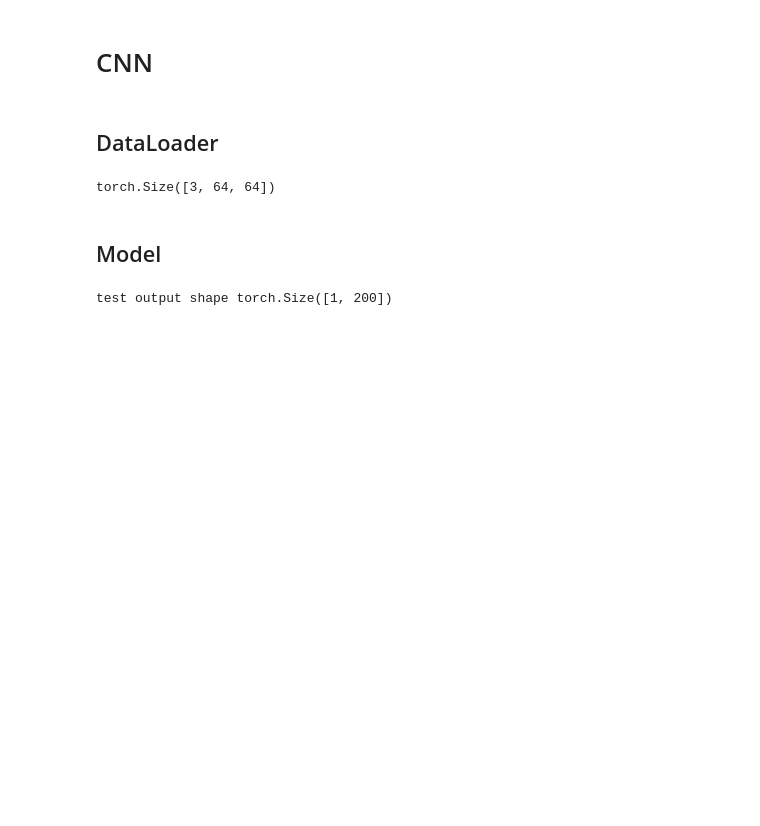
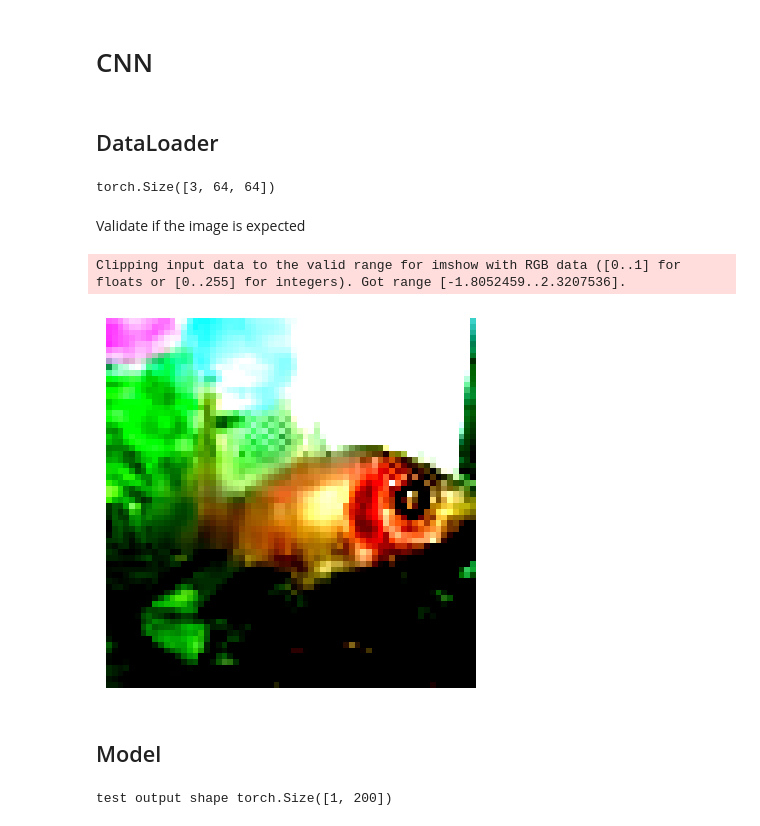
Before and after one commit to BuiHoangTu/ul.cs6428-deep-reinforcement.mobile-net-small, a Jupyter notebook: dev.ipynb, the cells around one changed output. Saved outputs shown, nothing was run; the diff lists cells and outputs as text; code cells hidden in the pictures; blank space fills up the shorter version.

```diff
--- a/dev.ipynb
+++ b/dev.ipynb
@@ -150,9 +150,15 @@ class ImageDataset(Dataset):
 # %%
 from torch.utils.data import DataLoader
 
-trainSet = ImageDataset(ds["train"], True, True, True, True, None)
+
+BATCH_SIZE = 64
+
+# img255Scaler = v2.Lambda(lambda x: x / 255.0)
+# trainSet = ImageDataset(ds["train"], True, True, True, True, img255Scaler)
+# test if augmentations are overdoing it
+trainSet = ImageDataset(ds["train"])
 testSet = ImageDataset(ds["valid"], normaliser=trainSet.normaliser)
 
-trainLoader = DataLoader(trainSet, batch_size=64, shuffle=True, pin_memory=True)
-testLoader = DataLoader(testSet, batch_size=64, shuffle=False, pin_memory=True)
+trainLoader = DataLoader(trainSet, batch_size=BATCH_SIZE, shuffle=True, pin_memory=True)
+testLoader = DataLoader(testSet, batch_size=BATCH_SIZE, shuffle=False, pin_memory=True)
 # %%
@@ -160,5 +167,17 @@ trainSet[0][0].size()
 # %% [output]
 torch.Size([3, 64, 64])
+# %% [markdown]
+Validate if the image is expected
+# %%
+import matplotlib.pyplot as plt
+
+img_np = trainSet[0][0].permute(1, 2, 0).cpu().numpy()
+plt.imshow(img_np)
+plt.axis("off")  # Hide axes
+plt.show()
+# %% [output]
+Clipping input data to the valid range for imshow with RGB data ([0..1] for floats or [0..255] for integers). Got range [-1.8052459..2.3207536].
+[figure, added]
 # %% [markdown]
 ## Model
 # %%
```
Also changed, not shown: parts of 3 cells of this notebook.
